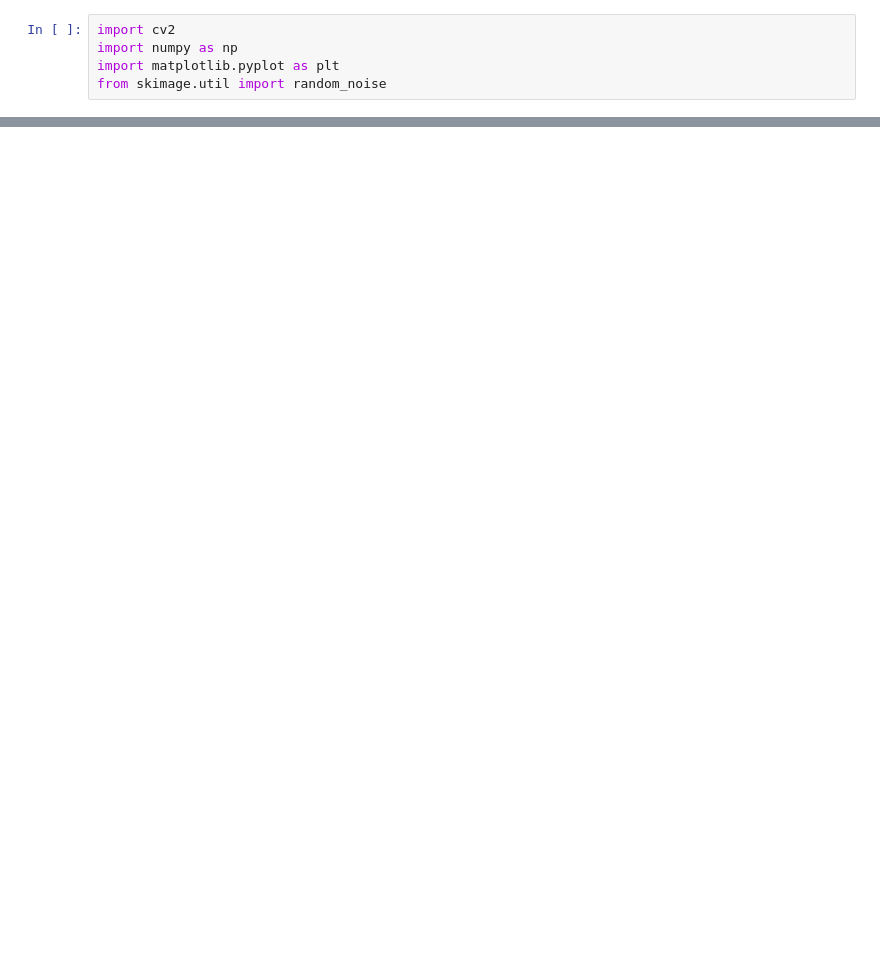
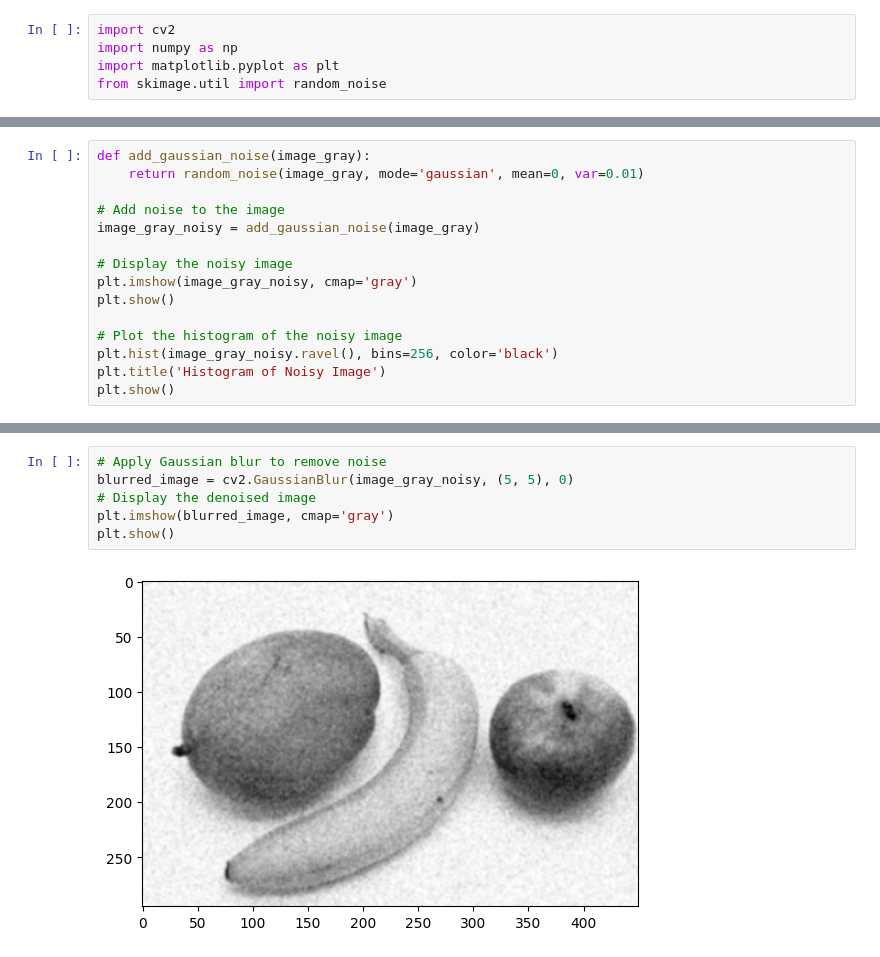
Before and after one commit to HaroonMalik771/Computer_Vision, a Jupyter notebook: Assignment 02/part_1.ipynb, the cells around one changed output, grey strips where cells are left out. Saved outputs shown, nothing was run; the diff lists cells and outputs as text; blank space fills up the shorter version.

```diff
--- a/Assignment 02/part_1.ipynb
+++ b/Assignment 02/part_1.ipynb
@@ -46,0 +32,15 @@ plot_histograms(processed_image, grid_size)
+# %%
+def add_gaussian_noise(image_gray):
+    return random_noise(image_gray, mode='gaussian', mean=0, var=0.01)
+
+# Add noise to the image
+image_gray_noisy = add_gaussian_noise(image_gray)
+
+# Display the noisy image
+plt.imshow(image_gray_noisy, cmap='gray')
+plt.show()
+
+# Plot the histogram of the noisy image
+plt.hist(image_gray_noisy.ravel(), bins=256, color='black')
+plt.title('Histogram of Noisy Image')
+plt.show()
@@ -46,0 +69,8 @@ plot_histograms(processed_image, grid_size)
+# %%
+# Apply Gaussian blur to remove noise
+blurred_image = cv2.GaussianBlur(image_gray_noisy, (5, 5), 0)
+# Display the denoised image
+plt.imshow(blurred_image, cmap='gray')
+plt.show()
+# %% [output]
+[figure, added]
```
Also changed, not shown: parts of 12 cells of this notebook, 1 other file.
